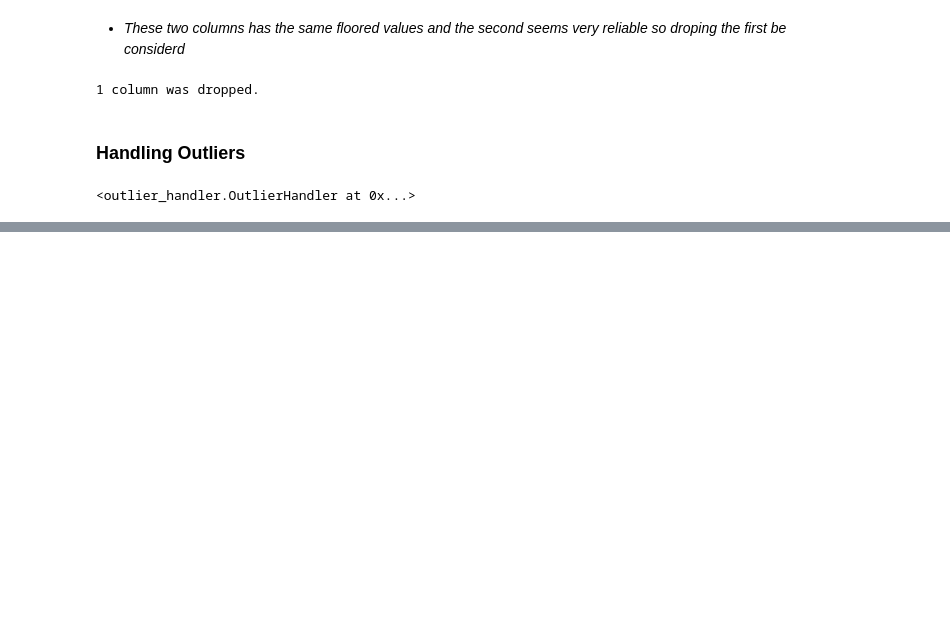
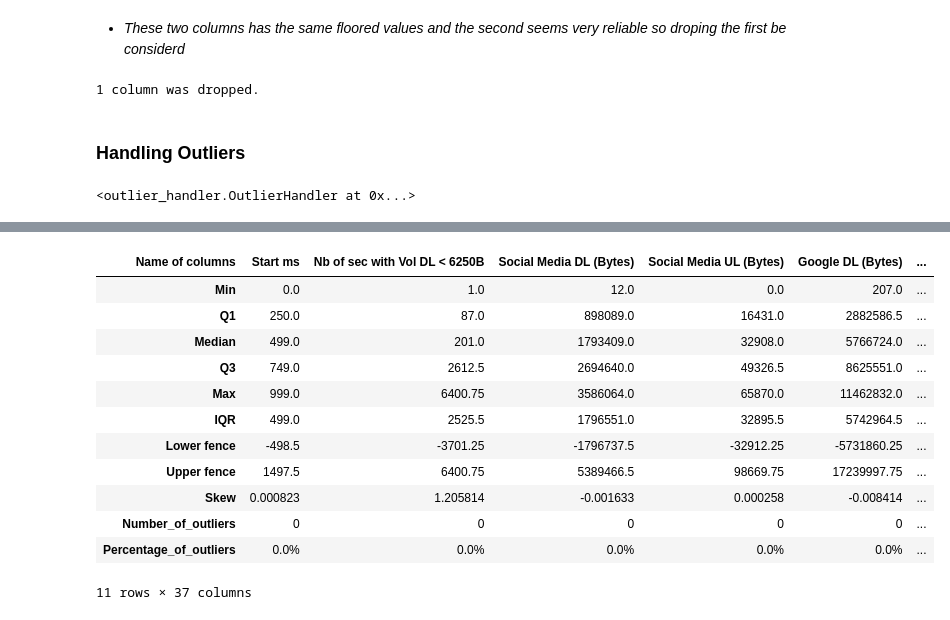
Before and after one commit to gezish/TellCo-UserDataAnalytics, a Jupyter notebook: notebooks/data_pre-processing.ipynb, the cells around one changed output, grey strips where cells are left out. Drawn from its saved outputs; the diff is of its cells as text; code cells hidden in the pictures; blank space fills up the shorter version.

```diff
--- a/notebooks/data_pre-processing.ipynb
+++ b/notebooks/data_pre-processing.ipynb
@@ -561,0 +560,3 @@ outlier_handler
+# %%
+columns = backup_df.select_dtypes('float64').columns.tolist()
+columns
@@ -561,0 +599,16 @@ outlier_handler
+# %%
+outlier_handler.getOverview(columns)
+# %% [output]
+| Name of columns | Start ms | Nb of sec with Vol DL < 6250B | Social Media DL (Bytes) | Social Media UL (Bytes) | Google DL (Bytes) | ... |
+| Min | 0.0 | 1.0 | 12.0 | 0.0 | 207.0 | ... |
+| Q1 | 250.0 | 87.0 | 898089.0 | 16431.0 | 2882586.5 | ... |
+| Median | 499.0 | 201.0 | 1793409.0 | 32908.0 | 5766724.0 | ... |
+| Q3 | 749.0 | 2612.5 | 2694640.0 | 49326.5 | 8625551.0 | ... |
+| Max | 999.0 | 6400.75 | 3586064.0 | 65870.0 | 11462832.0 | ... |
+| IQR | 499.0 | 2525.5 | 1796551.0 | 32895.5 | 5742964.5 | ... |
+| Lower fence | -498.5 | -3701.25 | -1796737.5 | -32912.25 | -5731860.25 | ... |
+| Upper fence | 1497.5 | 6400.75 | 5389466.5 | 98669.75 | 17239997.75 | ... |
+| Skew | 0.000823 | 1.205814 | -0.001633 | 0.000258 | -0.008414 | ... |
+| Number_of_outliers | 0 | 0 | 0 | 0 | 0 | ... |
+| Percentage_of_outliers | 0.0% | 0.0% | 0.0% | 0.0% | 0.0% | ... |
+11 rows × 37 columns
```
Also changed, not shown: parts of 9 cells of this notebook.
